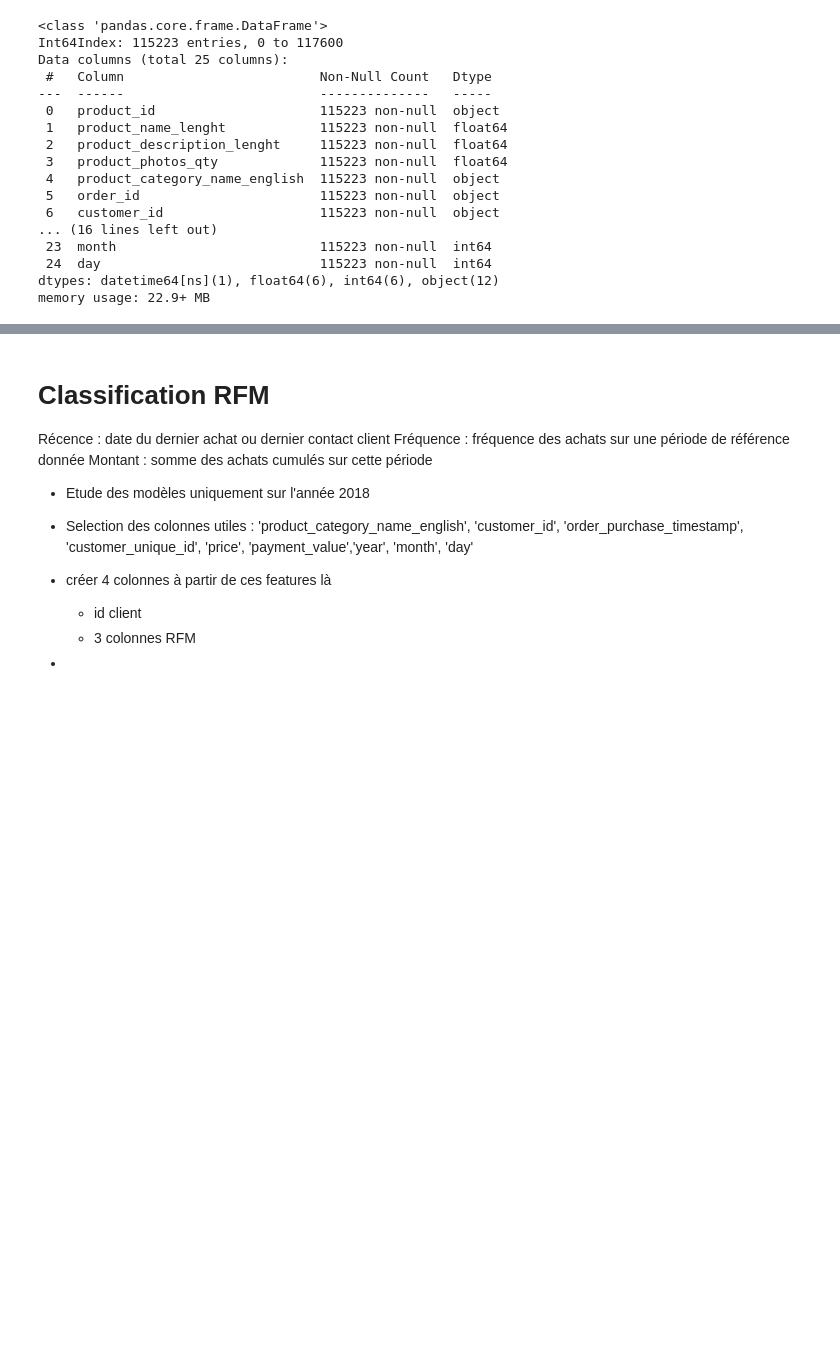
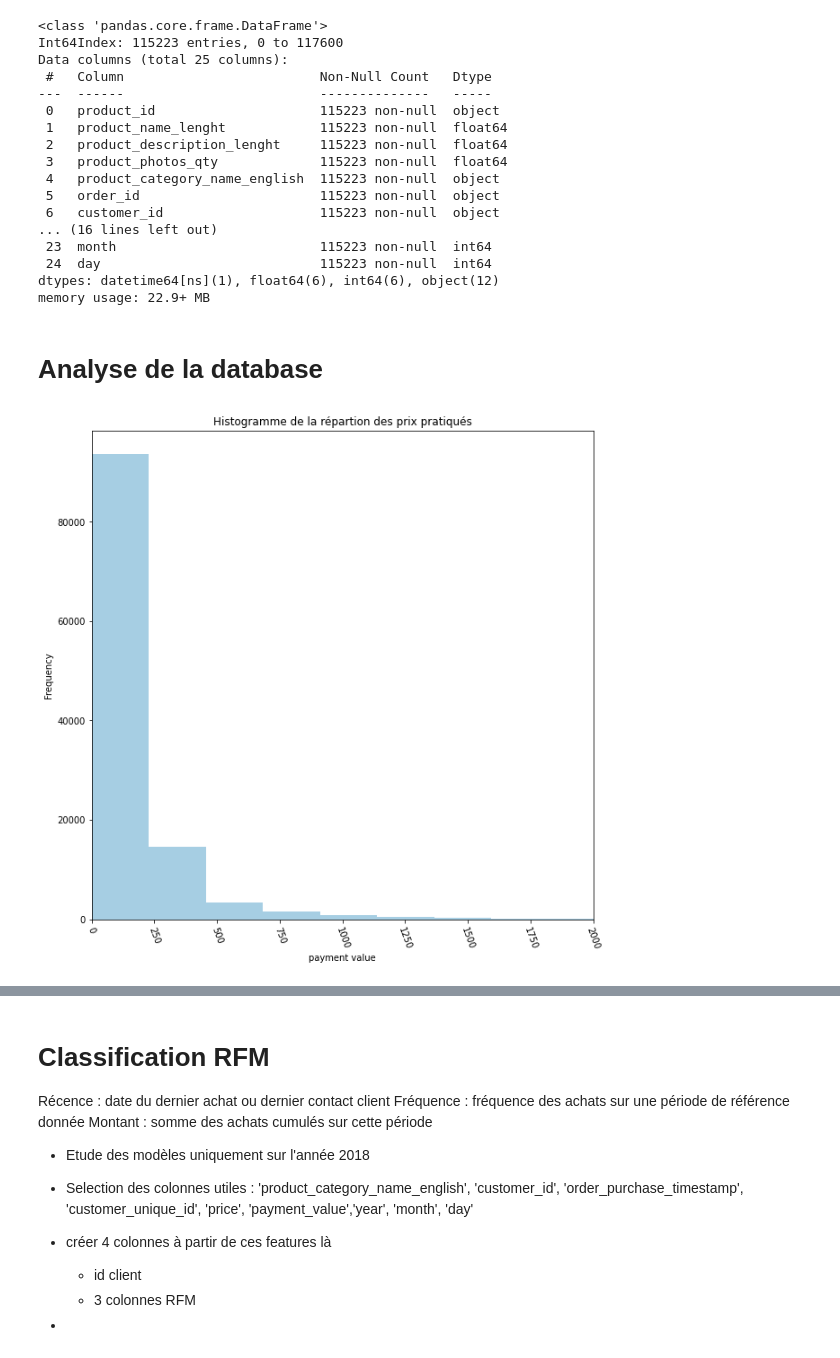
Before and after one commit to lucas080975/ML_OCR_projet4, a Jupyter notebook: analyse.ipynb, the cells around one changed output, grey strips where cells are left out. Saved outputs shown, nothing was run; the diff lists cells and outputs as text; code cells hidden in the pictures; blank space fills up the shorter version.

Commit message:
add graph for database analysis, add silhouette score graph

```diff
--- a/analyse.ipynb
+++ b/analyse.ipynb
@@ -305,3 +305,12 @@ Data columns (total 25 columns):
  24  day                            115223 non-null  int64
 dtypes: datetime64[ns](1), float64(6), int64(6), object(12)
 memory usage: 22.9+ MB
+# %% [markdown]
+# Analyse de la database
+# %%
+df['payment_value'].plot.hist(bins=60,xlim = [0,2000],colormap = 'Paired',rot = -70,figsize=(10,10))
+plt.xlabel('payment value')
+plt.title('Histogramme de la répartion des prix pratiqués')
+plt.show()
+# %% [output]
+[figure, added]
```
Also changed, not shown: parts of 3 cells of this notebook, 1 other file.
